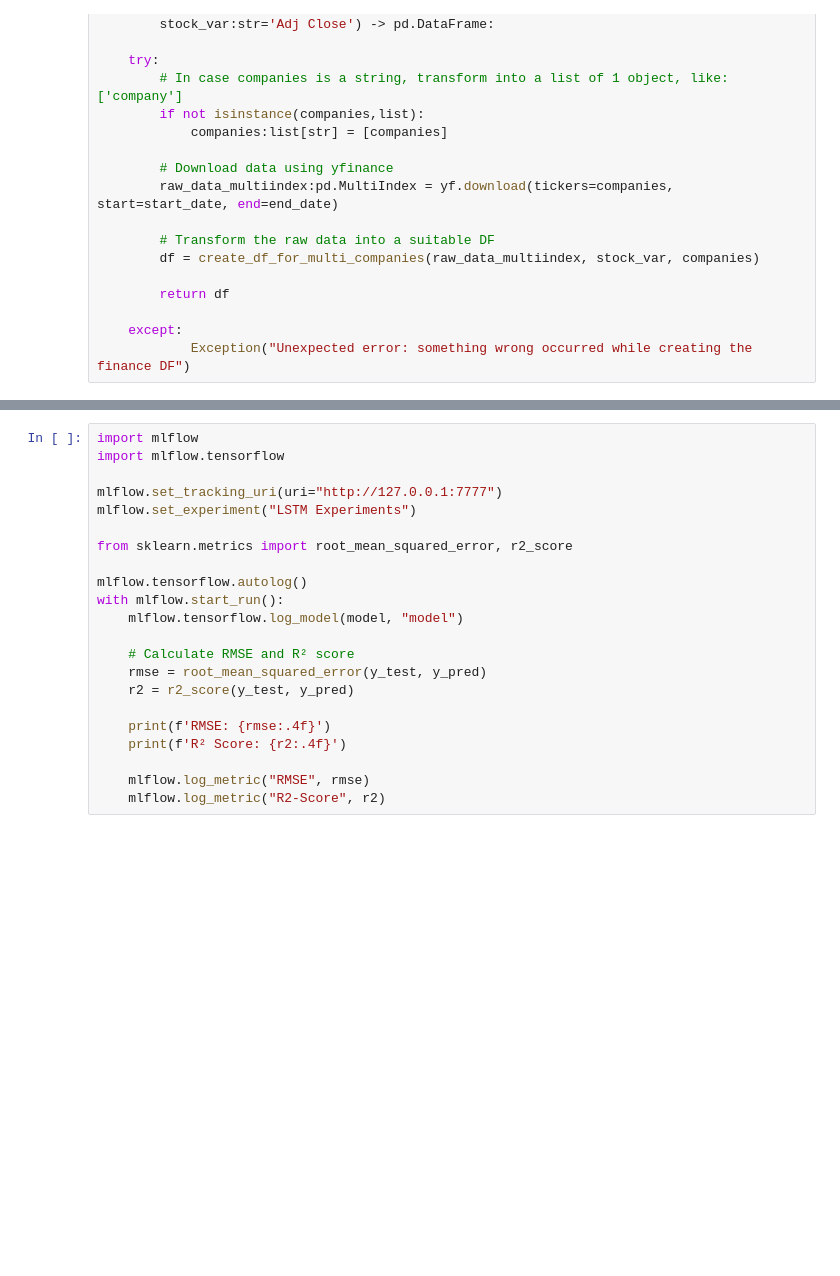
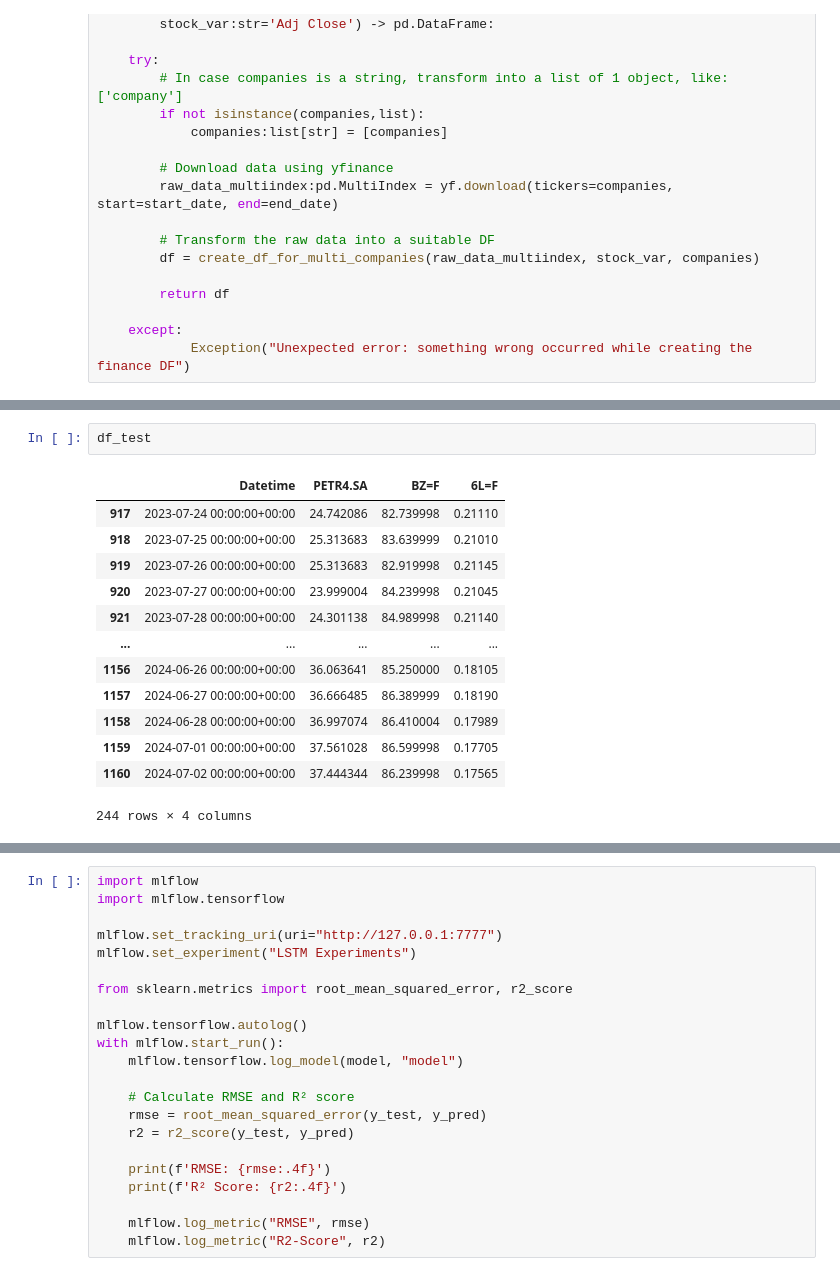
Before and after one commit to tmnds/tech_challenge_4, a Jupyter notebook: training_model/training_model_tf.ipynb, the cells around one changed output, grey strips where cells are left out. Cells and saved outputs as stored; diff of their text form; blank space fills up the shorter version.

```diff
--- a/training_model/training_model_tf.ipynb
+++ b/training_model/training_model_tf.ipynb
@@ -190,0 +111,16 @@ Name: PETR4.SA, Length: 1225, dtype: float64
+# %%
+df_test
+# %% [output]
+|  | Datetime | PETR4.SA | BZ=F | 6L=F |
+| 917 | 2023-07-24 00:00:00+00:00 | 24.742086 | 82.739998 | 0.21110 |
+| 918 | 2023-07-25 00:00:00+00:00 | 25.313683 | 83.639999 | 0.21010 |
+| 919 | 2023-07-26 00:00:00+00:00 | 25.313683 | 82.919998 | 0.21145 |
+| 920 | 2023-07-27 00:00:00+00:00 | 23.999004 | 84.239998 | 0.21045 |
+| 921 | 2023-07-28 00:00:00+00:00 | 24.301138 | 84.989998 | 0.21140 |
+| ... | ... | ... | ... | ... |
+| 1156 | 2024-06-26 00:00:00+00:00 | 36.063641 | 85.250000 | 0.18105 |
+| 1157 | 2024-06-27 00:00:00+00:00 | 36.666485 | 86.389999 | 0.18190 |
+| 1158 | 2024-06-28 00:00:00+00:00 | 36.997074 | 86.410004 | 0.17989 |
+| 1159 | 2024-07-01 00:00:00+00:00 | 37.561028 | 86.599998 | 0.17705 |
+| 1160 | 2024-07-02 00:00:00+00:00 | 37.444344 | 86.239998 | 0.17565 |
+244 rows × 4 columns
```
Also changed, not shown: parts of 31 cells of this notebook.
